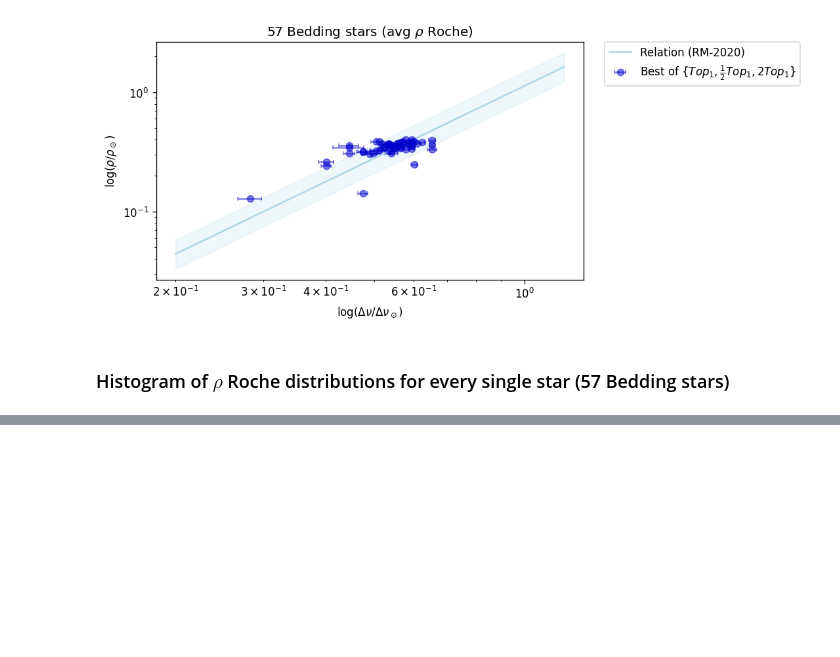
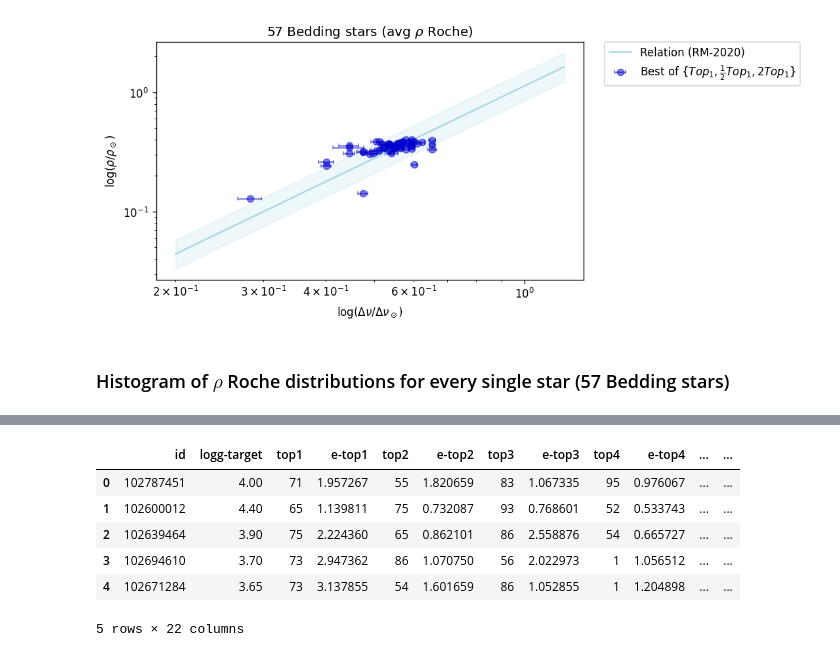
Before and after one commit to rmaestre/NN-Asteroseismology, a Jupyter notebook: astronn/notebooks/inferences.ipynb, the cells around one changed output, grey strips where cells are left out. Cells and saved outputs as stored; diff of their text form; code cells hidden in the pictures; blank space fills up the shorter version.

Commit message:
Add 75 stars CoRoT

```diff
--- a/astronn/notebooks/inferences.ipynb
+++ b/astronn/notebooks/inferences.ipynb
@@ -518,0 +519,4 @@ for i, row in df_results_bedding_merged.iterrows():
+# %%
+# Read datasets of preprocessed stars
+df_corot = corot()
+df_cor = df_corot.load("../../astronn/data/corot/preprocessed/*.log", batch_size=1)
@@ -518,0 +532,18 @@ for i, row in df_results_bedding_merged.iterrows():
+# %%
+df_results_corot = inf.get_processed_inferences(
+    nn_model=sepconv_mod,
+    df_stars=df_cor,
+    take_number=75,
+    csv_L=None,
+    debug=False,
+    dnu_target=False
+)
+df_results_corot.head()
+# %% [output]
+|  | id | logg-target | top1 | e-top1 | top2 | e-top2 | top3 | e-top3 | top4 | e-top4 | ... | ... |
+| 0 | 102787451 | 4.00 | 71 | 1.957267 | 55 | 1.820659 | 83 | 1.067335 | 95 | 0.976067 | ... | ... |
+| 1 | 102600012 | 4.40 | 65 | 1.139811 | 75 | 0.732087 | 93 | 0.768601 | 52 | 0.533743 | ... | ... |
+| 2 | 102639464 | 3.90 | 75 | 2.224360 | 65 | 0.862101 | 86 | 2.558876 | 54 | 0.665727 | ... | ... |
+| 3 | 102694610 | 3.70 | 73 | 2.947362 | 86 | 1.070750 | 56 | 2.022973 | 1 | 1.056512 | ... | ... |
+| 4 | 102671284 | 3.65 | 73 | 3.137855 | 54 | 1.601659 | 86 | 1.052855 | 1 | 1.204898 | ... | ... |
+5 rows × 22 columns
```
Also changed, not shown: parts of 12 cells of this notebook, 1 other file.
